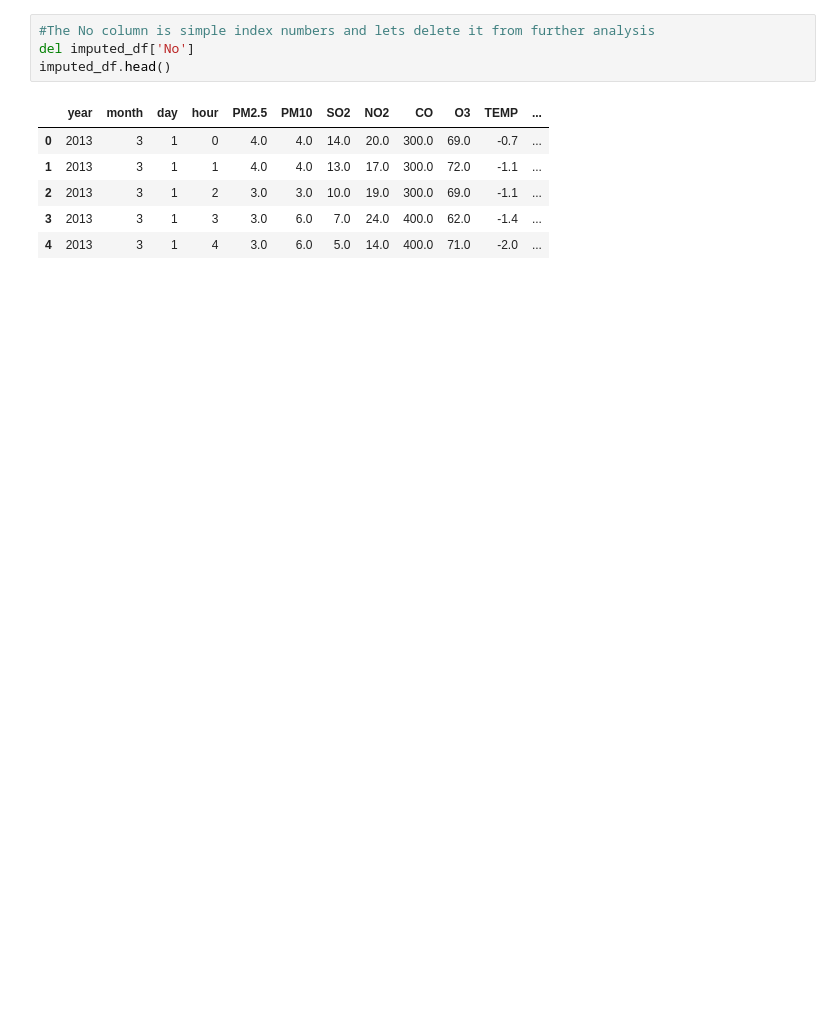
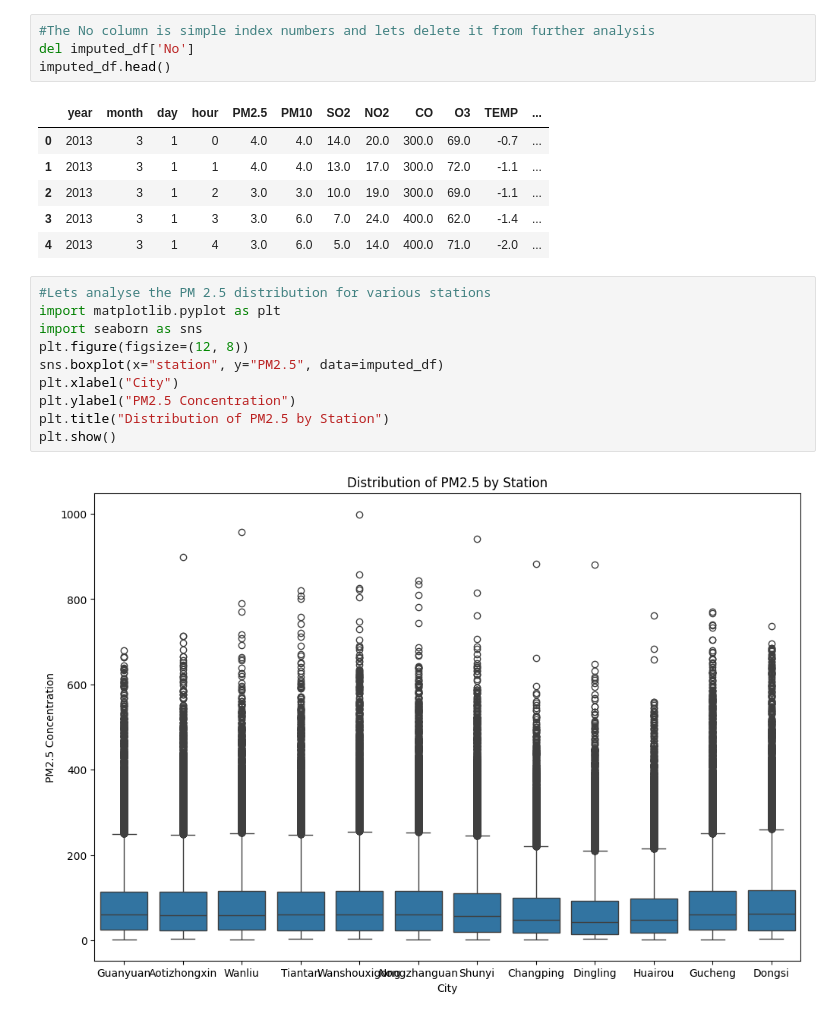
Before and after one commit to SURENDRAN-17/CMP7005-final, a Jupyter notebook: CMP7005_surendran.ipynb, the cells around one changed output. Cells and saved outputs as stored; diff of their text form; blank space fills up the shorter version.

Commit message:
Lets analyse the PM 2.5 distribution for various stations

```diff
--- a/CMP7005_surendran.ipynb
+++ b/CMP7005_surendran.ipynb
@@ -391,3 +391,15 @@ imputed_df.head()
 | 2 | 2013 | 3 | 1 | 2 | 3.0 | 3.0 | 10.0 | 19.0 | 300.0 | 69.0 | -1.1 | ... |
 | 3 | 2013 | 3 | 1 | 3 | 3.0 | 6.0 | 7.0 | 24.0 | 400.0 | 62.0 | -1.4 | ... |
 | 4 | 2013 | 3 | 1 | 4 | 3.0 | 6.0 | 5.0 | 14.0 | 400.0 | 71.0 | -2.0 | ... |
+# %%
+#Lets analyse the PM 2.5 distribution for various stations
+import matplotlib.pyplot as plt
+import seaborn as sns
+plt.figure(figsize=(12, 8))
+sns.boxplot(x="station", y="PM2.5", data=imputed_df)
+plt.xlabel("City")
+plt.ylabel("PM2.5 Concentration")
+plt.title("Distribution of PM2.5 by Station")
+plt.show()
+# %% [output]
+[figure, added]
```
